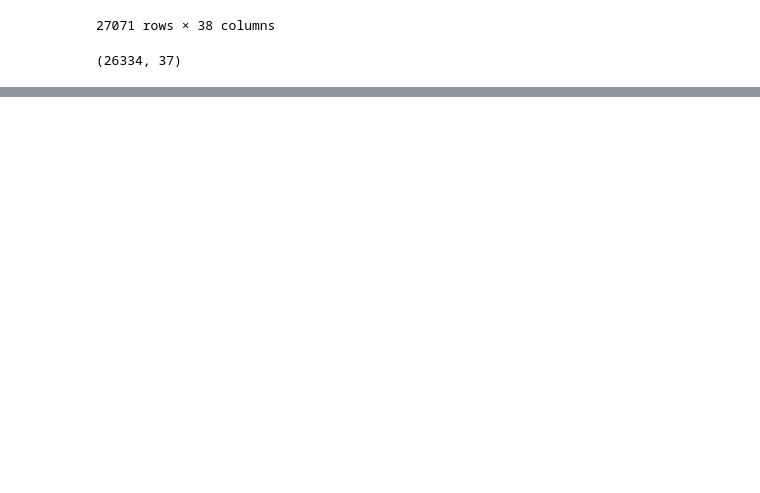
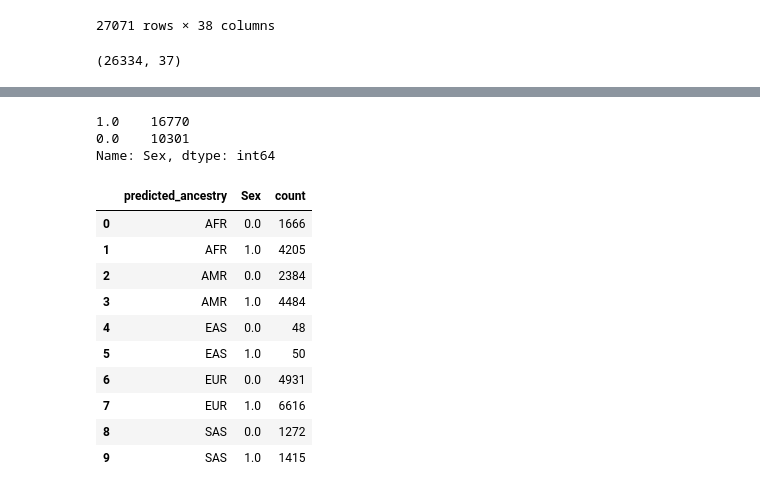
Before and after one commit to teresa-sansan/ADSP_polyfun, a Jupyter notebook: data_processing/phenotype/36k_ADSP_suggested_delete.ipynb, the cells around one changed output, grey strips where cells are left out. Cells and saved outputs as stored; diff of their text form; code cells hidden in the pictures; blank space fills up the shorter version.

```diff
--- a/data_processing/phenotype/36k_ADSP_suggested_delete.ipynb
+++ b/data_processing/phenotype/36k_ADSP_suggested_delete.ipynb
@@ -279,0 +337,3 @@ pheno_1kg.shape
+# %%
+
+pheno_ibd_new = pd.read_csv('/gpfs/commons/groups/knowles_lab/data/ADSP_reguloML/ADSP_vcf/phenotype_file/release_36K/pheno_ADSP_IBD.tsv', sep = '\t')
@@ -279,0 +356,20 @@ pheno_1kg.shape
+# %%
+pheno_ibd_new.Sex.value_counts()
+# %% [output]
+1.0    16770
+0.0    10301
+Name: Sex, dtype: int64
+# %%
+pheno_ibd_new.groupby([ 'predicted_ancestry','Sex']).size().reset_index(name='count')
+# %% [output]
+|  | predicted_ancestry | Sex | count |
+| 0 | AFR | 0.0 | 1666 |
+| 1 | AFR | 1.0 | 4205 |
+| 2 | AMR | 0.0 | 2384 |
+| 3 | AMR | 1.0 | 4484 |
+| 4 | EAS | 0.0 | 48 |
+| 5 | EAS | 1.0 | 50 |
+| 6 | EUR | 0.0 | 4931 |
+| 7 | EUR | 1.0 | 6616 |
+| 8 | SAS | 0.0 | 1272 |
+| 9 | SAS | 1.0 | 1415 |
```
Also changed, not shown: parts of 9 cells of this notebook, 2 other files.
